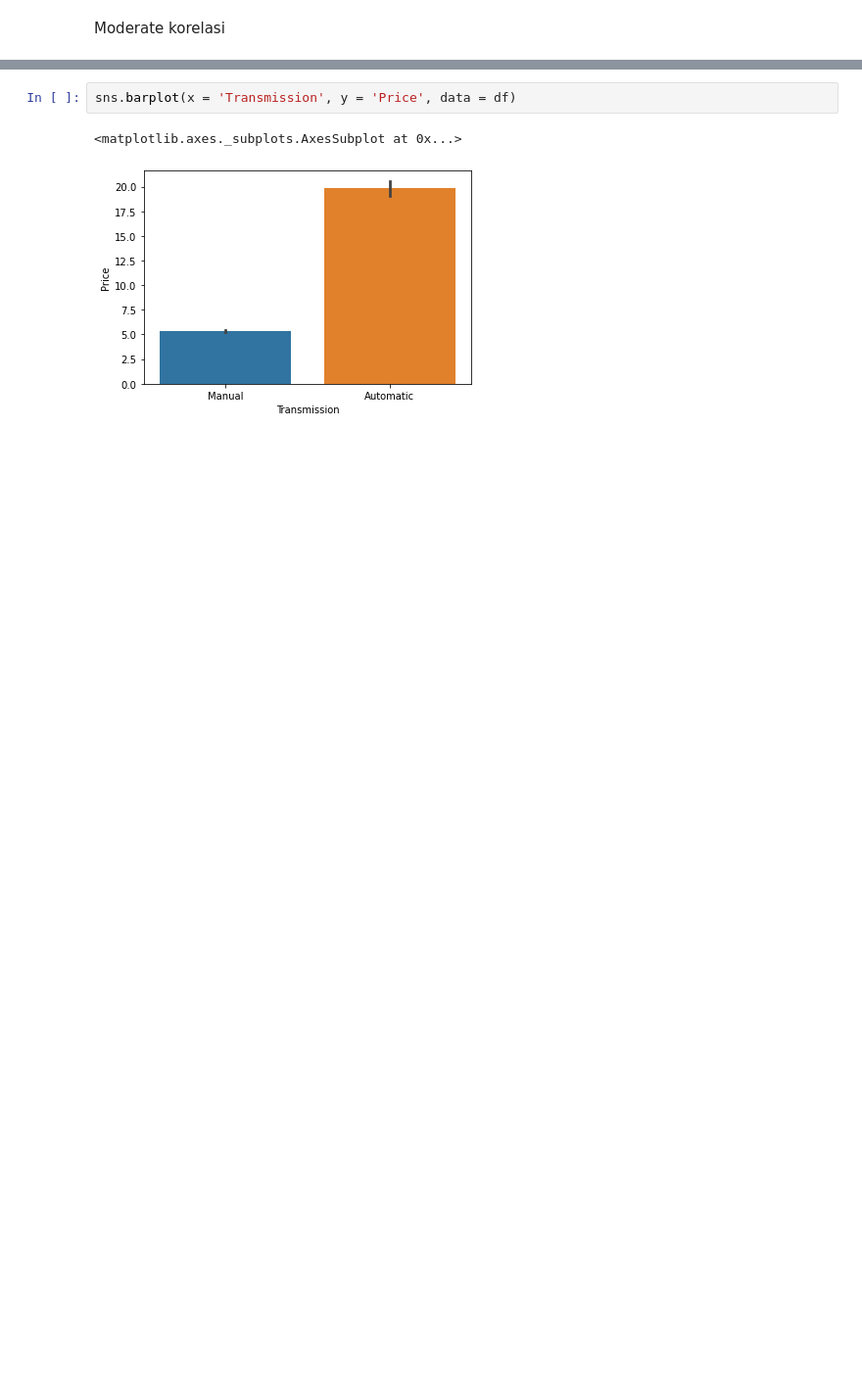
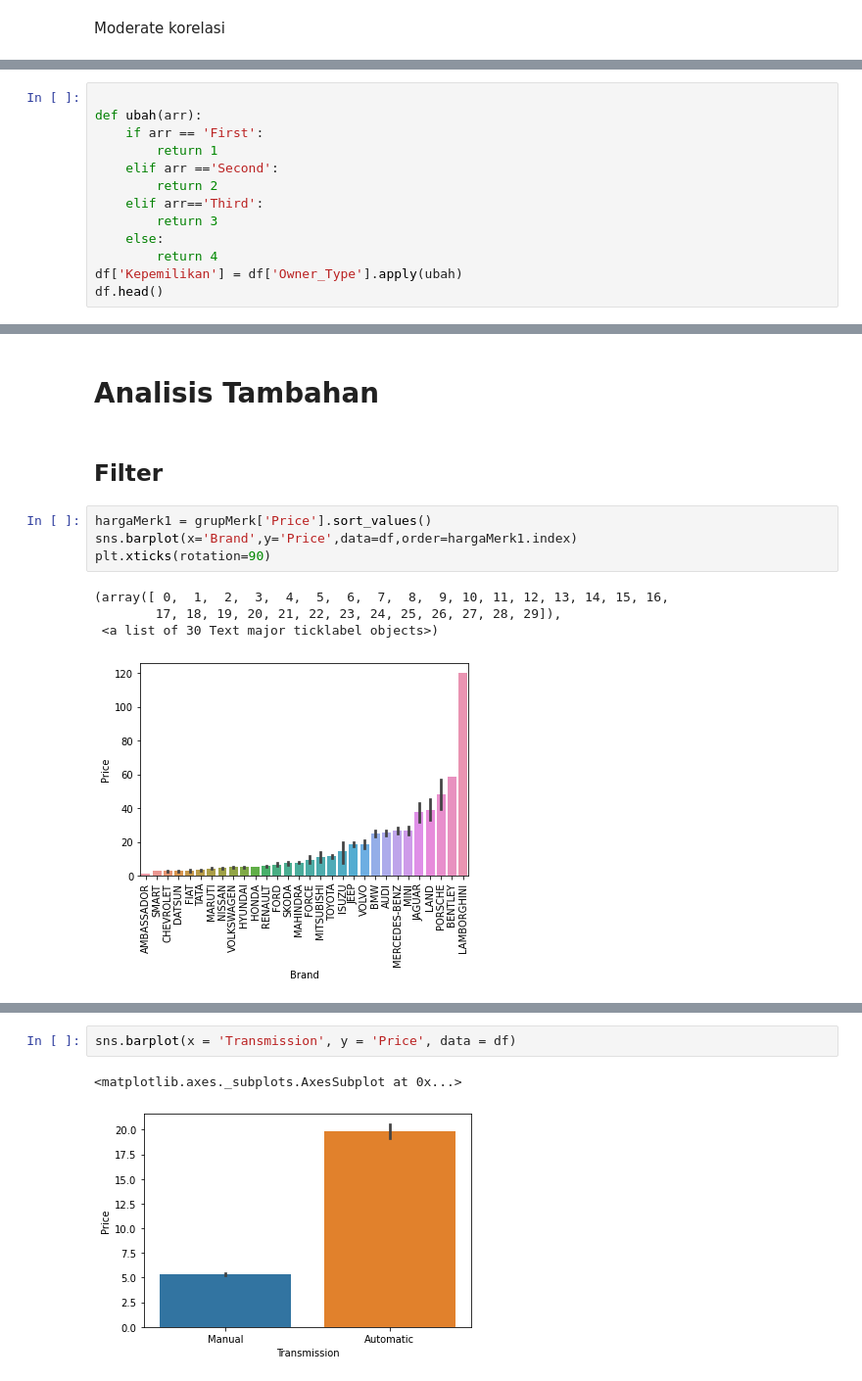
Before and after one commit to DanendraAHP/Data-Analytic, a Jupyter notebook: DSA/DSA.ipynb, the cells around one changed output, grey strips where cells are left out. Shown: that part at 98% size. Saved outputs shown, nothing was run; the diff lists cells and outputs as text; blank space fills up the shorter version.

```diff
--- a/DSA/DSA.ipynb
+++ b/DSA/DSA.ipynb
@@ -162,0 +280,13 @@ df.corr()
+# %%
+
+def ubah(arr):
+    if arr == 'First':
+        return 1
+    elif arr =='Second':
+        return 2
+    elif arr=='Third':
+        return 3
+    else:
+        return 4
+df['Kepemilikan'] = df['Owner_Type'].apply(ubah)
+df.head()
@@ -162,0 +333,13 @@ df.corr()
+# %% [markdown]
+# Analisis Tambahan
+# %% [markdown]
+## Filter
+# %%
+hargaMerk1 = grupMerk['Price'].sort_values()
+sns.barplot(x='Brand',y='Price',data=df,order=hargaMerk1.index)
+plt.xticks(rotation=90)
+# %% [output]
+(array([ 0,  1,  2,  3,  4,  5,  6,  7,  8,  9, 10, 11, 12, 13, 14, 15, 16,
+        17, 18, 19, 20, 21, 22, 23, 24, 25, 26, 27, 28, 29]),
+ <a list of 30 Text major ticklabel objects>)
+[figure, added]
```
Also changed, not shown: parts of 129 cells of this notebook.
